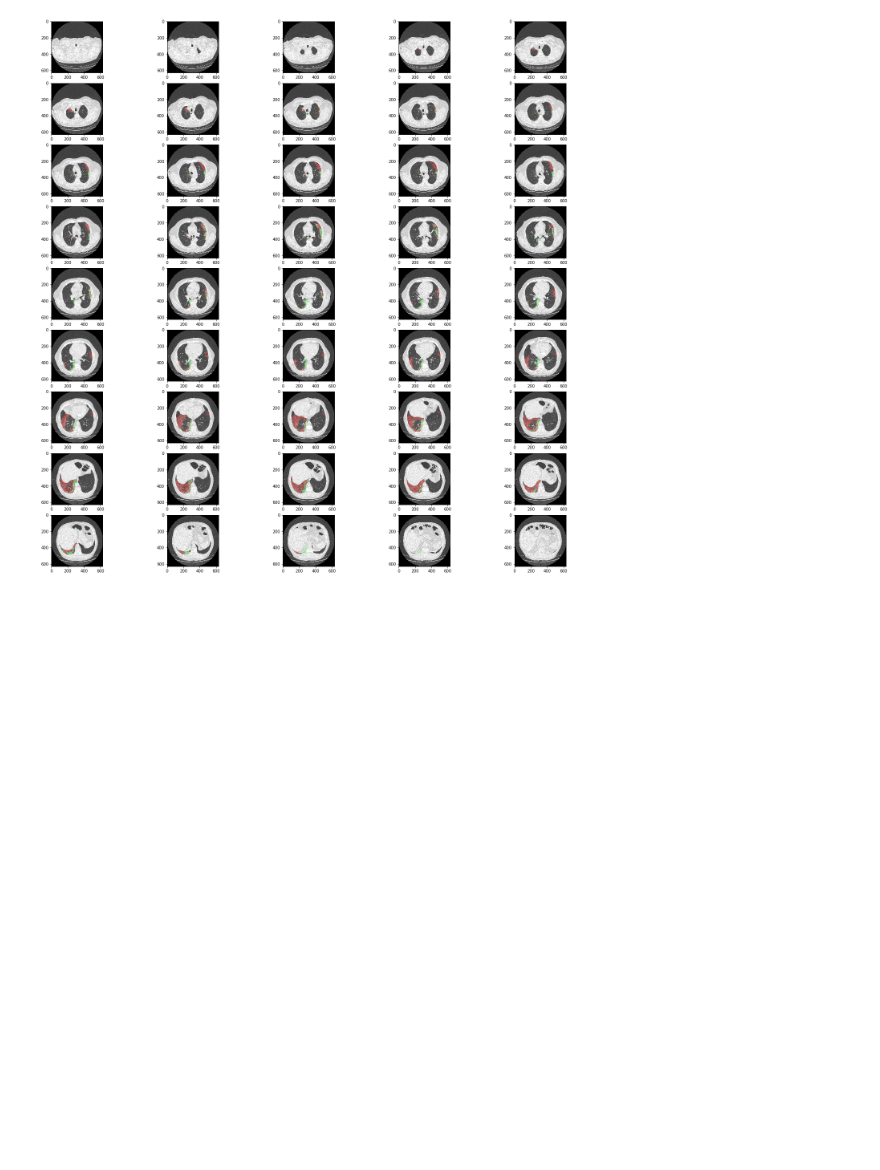
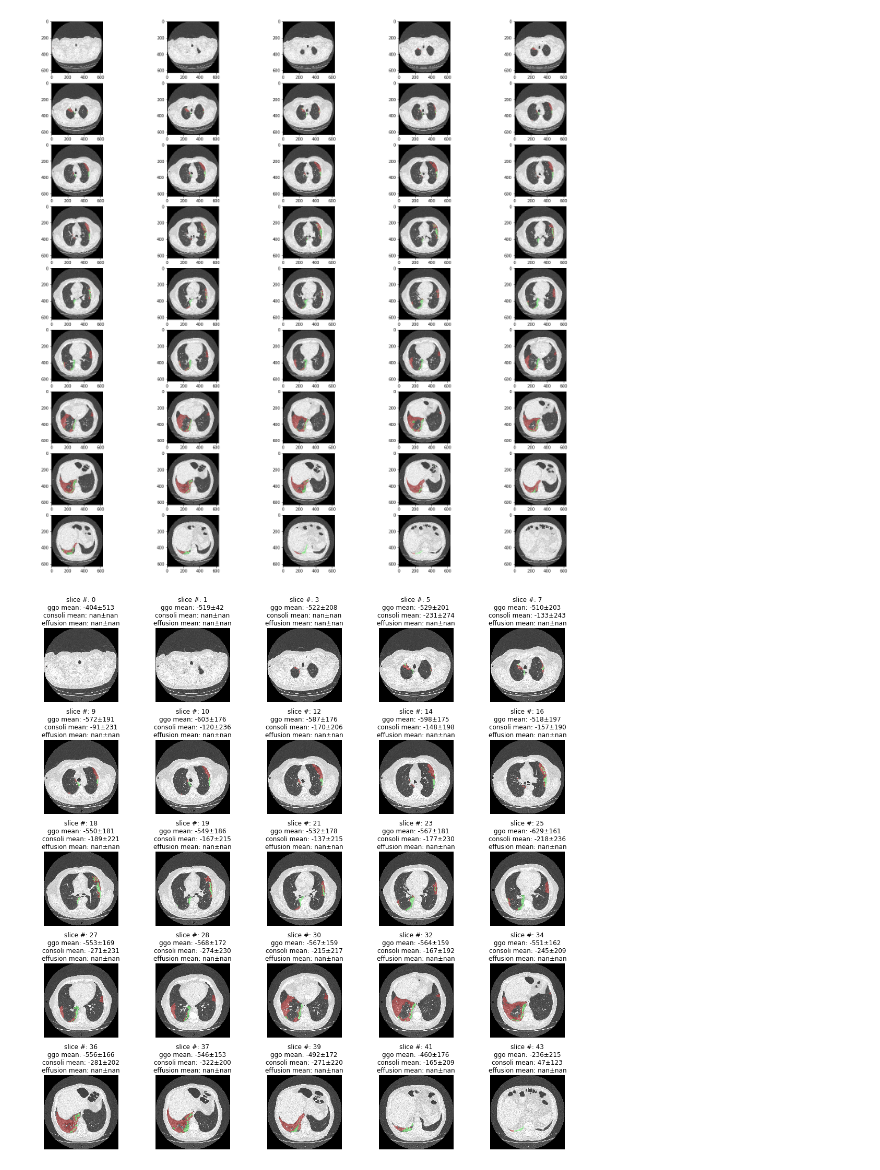
Before and after one commit to MoTo-LaBo/Python-data-science, a Jupyter notebook: CT visualization/CTVisualization.ipynb, the cells around one changed output. Cells and saved outputs as stored; diff of their text form; code cells hidden in the pictures; blank space fills up the shorter version.

Commit message:
slice label add

```diff
--- a/CT visualization/CTVisualization.ipynb
+++ b/CT visualization/CTVisualization.ipynb
@@ -79,3 +79,8 @@ for idx, i in enumerate(data):
 ctvis.vis_overlay(overlayed, cols=5, display_num=45, figsize=(25, 25))
 # %% [output]
 [figure]
+# %%
+# slice label : slice番号(index)を表示, 各labelのHUの統計量を表示 （script file からの読み込み） / vis_overlay() : _get_hu_stats
+ctvis.vis_overlay(overlayed, volume, mask, cols=5, display_num=25)
+# %% [output]
+[figure, added]
```
Also changed, not shown: 2 other files.
